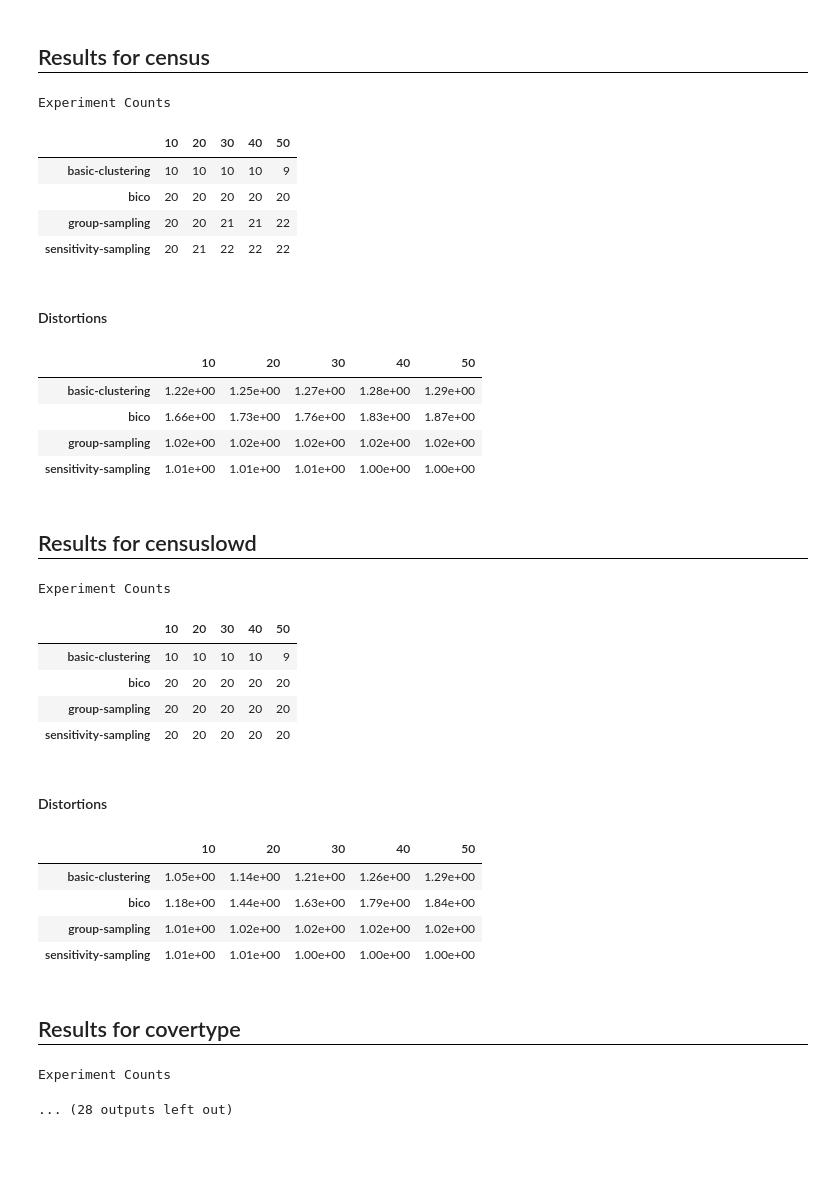
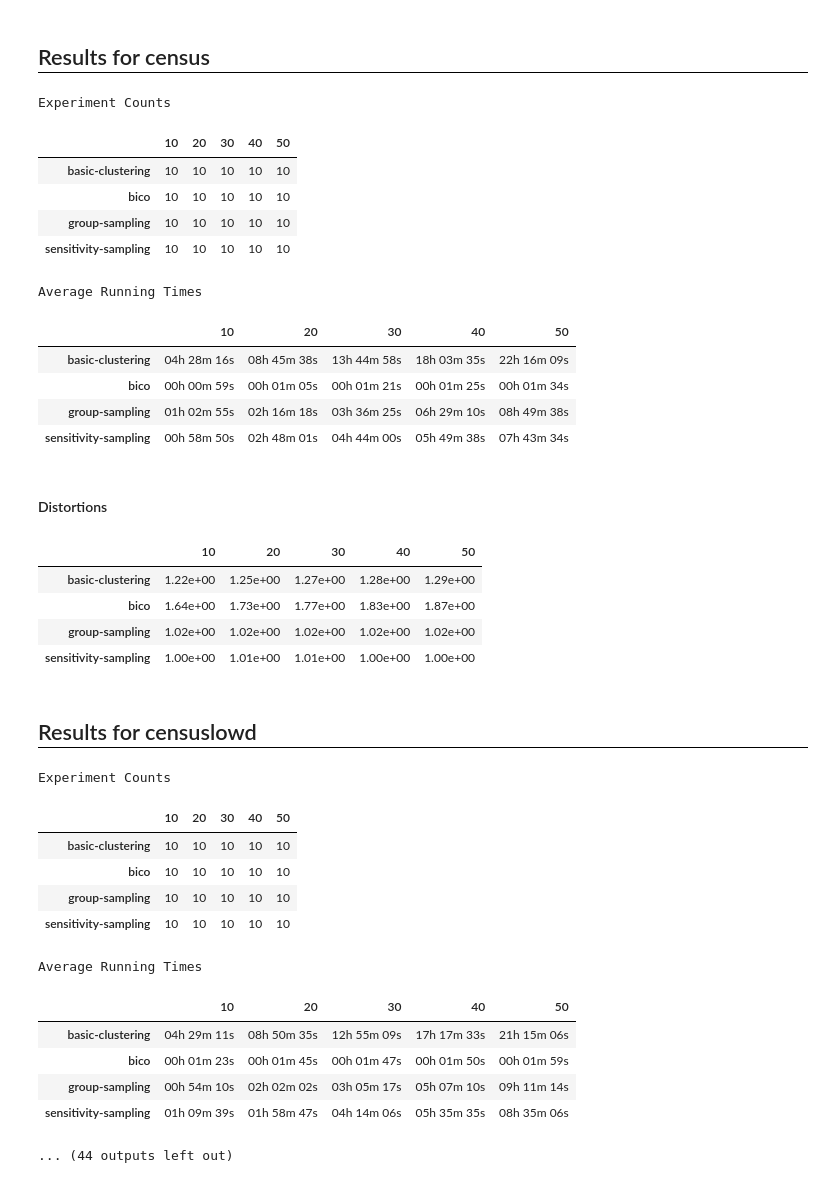
Before and after one commit to sheikhomar/coresets-bench, a Jupyter notebook: pynb/11-combined-results.ipynb, the cells around one changed output. Cells and saved outputs as stored; diff of their text form; code cells hidden in the pictures; blank space fills up the shorter version.

Commit message:
Pick the first 10 experiment results.

```diff
--- a/pynb/11-combined-results.ipynb
+++ b/pynb/11-combined-results.ipynb
@@ -40,7 +40,9 @@ def get_costs(file_paths):
     return pd.DataFrame(costs)
 
 def aggregate_costs(df_costs: pd.DataFrame):
-    df_aggr_costs = df_costs.groupby(["dataset", "algorithm", "k"], as_index=False).agg(
+    group_columns = ["dataset", "algorithm", "k"]
+    df_top_k = df_costs.groupby(group_columns, as_index=False).head(10)
+    df_aggr_costs = df_top_k.groupby(group_columns, as_index=False).agg(
         experiment_count=("algorithm", "count"),
         real_cost_mean=("real_cost", "mean"),
         real_cost_std=("real_cost", "std"),
@@ -125,34 +132,38 @@ df_cost_data = get_costs(run_files)
 df_aggr_costs = aggregate_costs(df_cost_data)
 # %%
 for dataset_name in df_aggr_costs.dataset.unique():
-    display_results_for(df_aggr_costs, dataset_name=dataset_name, show_counts=True, show_running_times=False, show_costs=False)
+    display_results_for(df_aggr_costs, dataset_name=dataset_name, show_counts=True, show_running_times=True, show_costs=False)
 # %% [output]
 Results for census
 Experiment Counts
 |  | 10 | 20 | 30 | 40 | 50 |
-| basic-clustering | 10 | 10 | 10 | 10 | 9 |
-| bico | 20 | 20 | 20 | 20 | 20 |
-| group-sampling | 20 | 20 | 21 | 21 | 22 |
-| sensitivity-sampling | 20 | 21 | 22 | 22 | 22 |
+| basic-clustering | 10 | 10 | 10 | 10 | 10 |
+| bico | 10 | 10 | 10 | 10 | 10 |
+| group-sampling | 10 | 10 | 10 | 10 | 10 |
+| sensitivity-sampling | 10 | 10 | 10 | 10 | 10 |
+Average Running Times
+|  | 10 | 20 | 30 | 40 | 50 |
+| basic-clustering | 04h 28m 16s | 08h 45m 38s | 13h 44m 58s | 18h 03m 35s | 22h 16m 09s |
+| bico | 00h 00m 59s | 00h 01m 05s | 00h 01m 21s | 00h 01m 25s | 00h 01m 34s |
+| group-sampling | 01h 02m 55s | 02h 16m 18s | 03h 36m 25s | 06h 29m 10s | 08h 49m 38s |
+| sensitivity-sampling | 00h 58m 50s | 02h 48m 01s | 04h 44m 00s | 05h 49m 38s | 07h 43m 34s |
 Distortions
-|  | 10 | 20 | 30 | 40 | 50 |
-| basic-clustering | 1.22e+00 | 1.25e+00 | 1.27e+00 | 1.28e+00 | 1.29e+00 |
-| bico | 1.66e+00 | 1.73e+00 | 1.76e+00 | 1.83e+00 | 1.87e+00 |
-| group-sampling | 1.02e+00 | 1.02e+00 | 1.02e+00 | 1.02e+00 | 1.02e+00 |
-| sensitivity-sampling | 1.01e+00 | 1.01e+00 | 1.01e+00 | 1.00e+00 | 1.00e+00 |
+|  | 10 | 20 | 30 | 40 | 50 |
+| basic-clustering | 1.22e+00 | 1.25e+00 | 1.27e+00 | 1.28e+00 | 1.29e+00 |
+| bico | 1.64e+00 | 1.73e+00 | 1.77e+00 | 1.83e+00 | 1.87e+00 |
+| group-sampling | 1.02e+00 | 1.02e+00 | 1.02e+00 | 1.02e+00 | 1.02e+00 |
+| sensitivity-sampling | 1.00e+00 | 1.01e+00 | 1.01e+00 | 1.00e+00 | 1.00e+00 |
 Results for censuslowd
-Experiment Counts
-|  | 10 | 20 | 30 | 40 | 50 |
-| basic-clustering | 10 | 10 | 10 | 10 | 9 |
-| bico | 20 | 20 | 20 | 20 | 20 |
-| group-sampling | 20 | 20 | 20 | 20 | 20 |
-| sensitivity-sampling | 20 | 20 | 20 | 20 | 20 |
-Distortions
+Experiment Counts
 |  | 10 | 20 | 30 | 40 | 50 |
-| basic-clustering | 1.05e+00 | 1.14e+00 | 1.21e+00 | 1.26e+00 | 1.29e+00 |
-| bico | 1.18e+00 | 1.44e+00 | 1.63e+00 | 1.79e+00 | 1.84e+00 |
-| group-sampling | 1.01e+00 | 1.02e+00 | 1.02e+00 | 1.02e+00 | 1.02e+00 |
-| sensitivity-sampling | 1.01e+00 | 1.01e+00 | 1.00e+00 | 1.00e+00 | 1.00e+00 |
+| basic-clustering | 10 | 10 | 10 | 10 | 10 |
+| bico | 10 | 10 | 10 | 10 | 10 |
+| group-sampling | 10 | 10 | 10 | 10 | 10 |
+| sensitivity-sampling | 10 | 10 | 10 | 10 | 10 |
-Results for covertype
-Experiment Counts
-... (28 outputs left out)
+Average Running Times
+|  | 10 | 20 | 30 | 40 | 50 |
+| basic-clustering | 04h 29m 11s | 08h 50m 35s | 12h 55m 09s | 17h 17m 33s | 21h 15m 06s |
+| bico | 00h 01m 23s | 00h 01m 45s | 00h 01m 47s | 00h 01m 50s | 00h 01m 59s |
+| group-sampling | 00h 54m 10s | 02h 02m 02s | 03h 05m 17s | 05h 07m 10s | 09h 11m 14s |
+| sensitivity-sampling | 01h 09m 39s | 01h 58m 47s | 04h 14m 06s | 05h 35m 35s | 08h 35m 06s |
+... (44 outputs left out)
```
Also changed, not shown: parts of 2 cells of this notebook.
